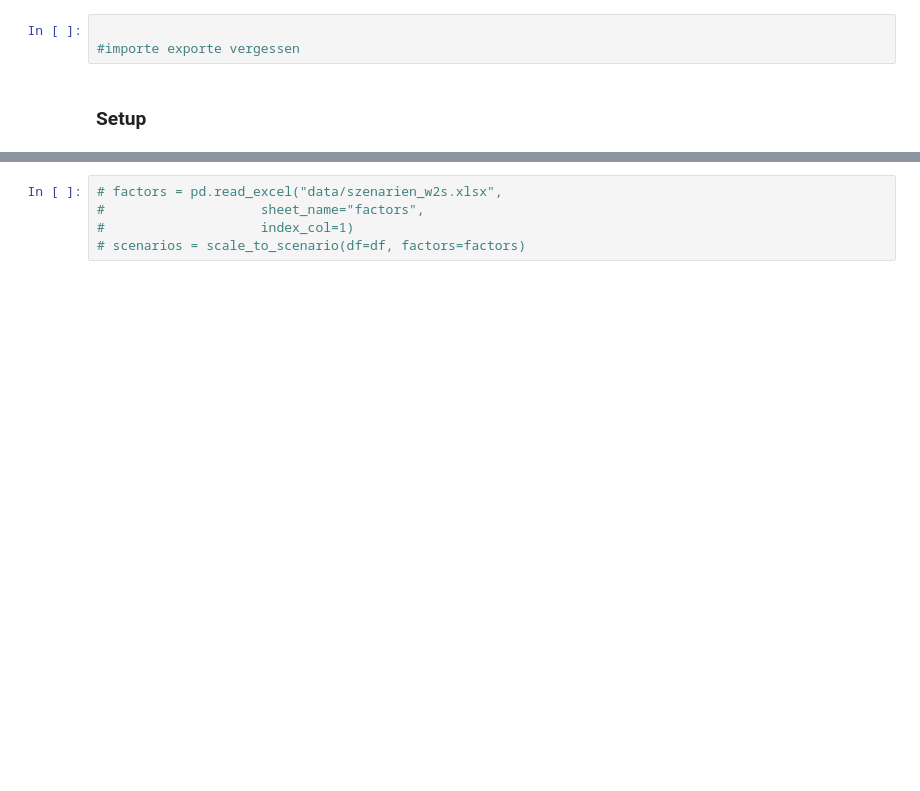
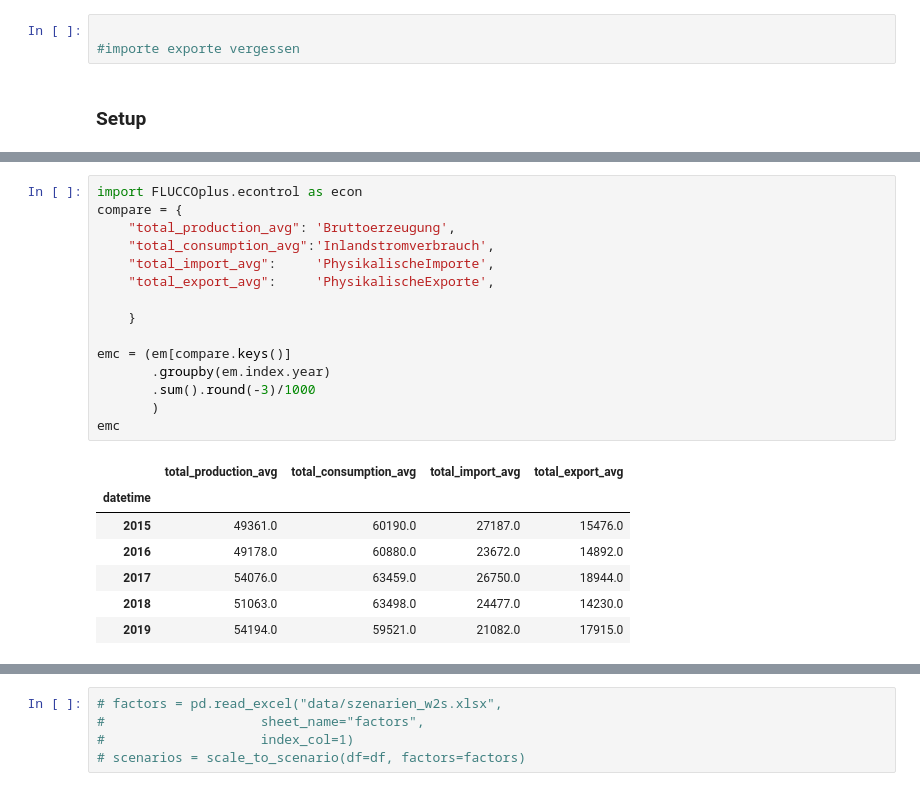
Before and after one commit to simonschaluppe/FLUCCOplus, a Jupyter notebook: notebooks/4.1.1_Econtrol_Validation.ipynb, the cells around one changed output, grey strips where cells are left out. Drawn from its saved outputs; the diff is of its cells as text; blank space fills up the shorter version.

```diff
--- a/notebooks/4.1.1_Econtrol_Validation.ipynb
+++ b/notebooks/4.1.1_Econtrol_Validation.ipynb
@@ -94,0 +107,23 @@ SyntaxError: invalid syntax (<ipython-input-20-01afccda5e6f>, line 4)
+# %%
+import FLUCCOplus.econtrol as econ
+compare = {
+    "total_production_avg": 'Bruttoerzeugung',
+    "total_consumption_avg":'Inlandstromverbrauch',
+    "total_import_avg":     'PhysikalischeImporte',
+    "total_export_avg":     'PhysikalischeExporte',
+
+    }
+
+emc = (em[compare.keys()]
+       .groupby(em.index.year)
+       .sum().round(-3)/1000
+       )
+emc
+# %% [output]
+|  | total_production_avg | total_consumption_avg | total_import_avg | total_export_avg |
+| datetime |  |  |  |  |
+| 2015 | 49361.0 | 60190.0 | 27187.0 | 15476.0 |
+| 2016 | 49178.0 | 60880.0 | 23672.0 | 14892.0 |
+| 2017 | 54076.0 | 63459.0 | 26750.0 | 18944.0 |
+| 2018 | 51063.0 | 63498.0 | 24477.0 | 14230.0 |
+| 2019 | 54194.0 | 59521.0 | 21082.0 | 17915.0 |
```
Also changed, not shown: parts of 11 cells of this notebook, 2 other files.
